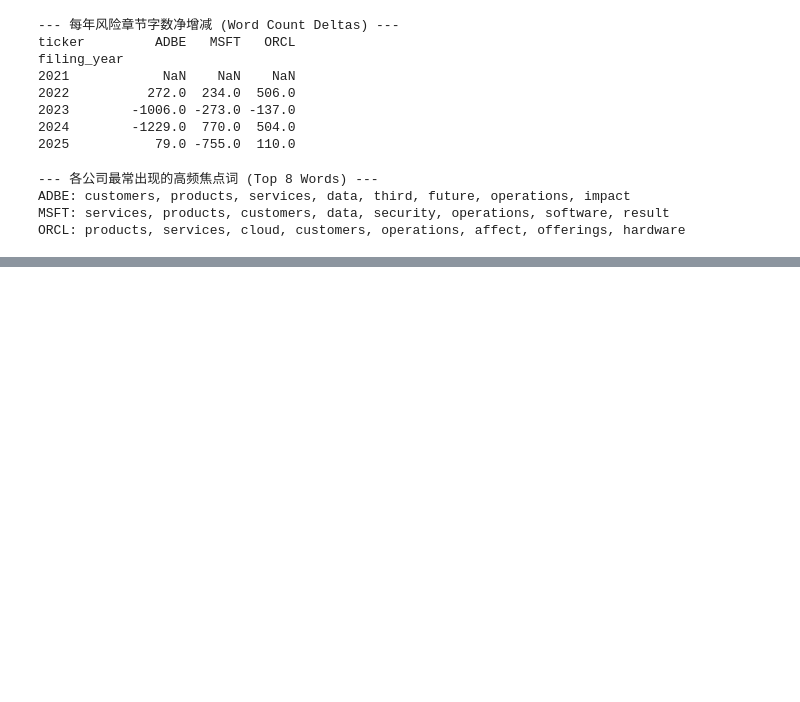
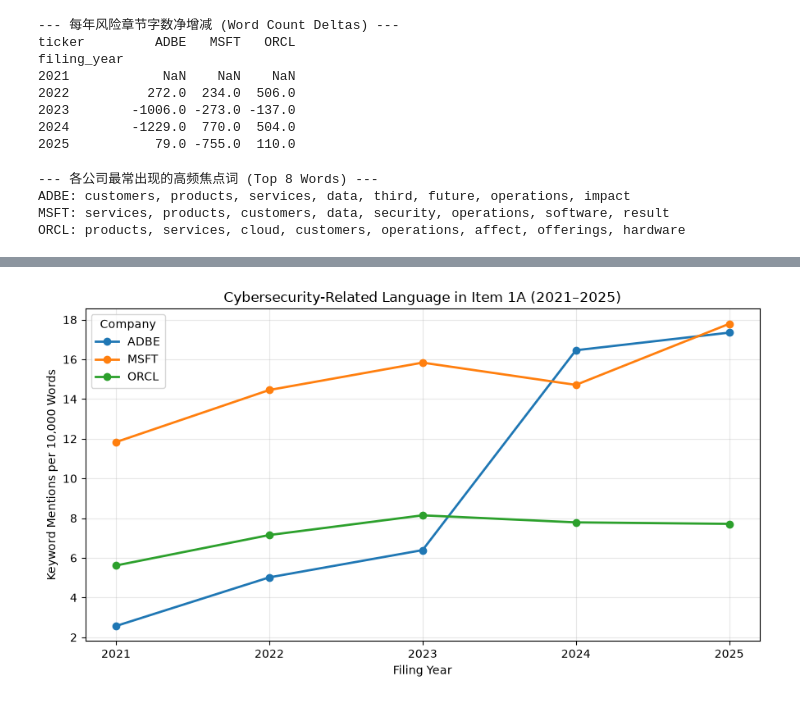
Before and after one commit to lillianhe629/team-9-project, a Jupyter notebook: sec_edgar_student_starter/eda_analysis.ipynb, the cells around one changed output, grey strips where cells are left out. Cells and saved outputs as stored; diff of their text form; code cells hidden in the pictures; blank space fills up the shorter version.

```diff
--- a/sec_edgar_student_starter/eda_analysis.ipynb
+++ b/sec_edgar_student_starter/eda_analysis.ipynb
@@ -163,0 +166,93 @@ ORCL: products, services, cloud, customers, operations, affect, offerings, hardw
+# %%
+
+import pandas as pd
+import re
+import matplotlib.pyplot as plt
+
+# STEP 1: Load the original dataset
+df = pd.read_csv("sec_risk_factors.csv")
+
+# STEP 2: Define cybersecurity keywords
+# Use non-overlapping matches to avoid double counting
+pattern = re.compile(
+    r"\b(?:cybersecurity|cyber[\s-]?attacks?|"
+    r"cyber[\s-]?threats?|ransomware|"
+    r"data[\s-]?breaches?)\b",
+    flags=re.IGNORECASE
+)
+
+# STEP 3: Count keyword mentions
+df["keyword_count"] = df["risk_text"].fillna("").apply(
+    lambda text: len(pattern.findall(text))
+)
+
+# STEP 4: Standardize frequency per 10,000 words
+df["cyber_density"] = (
+    df["keyword_count"] / df["word_count"] * 10000
+)
+
+# STEP 5: Display frequency by company and year
+trend = df.pivot(
+    index="filing_year",
+    columns="ticker",
+    values="cyber_density"
+).sort_index()
+
+print("=== Cybersecurity Keyword Frequency (Per 10,000 Words) ===")
+display(trend.round(2))
+
+
+# STEP 6: Define pre/post periods using fiscal period end
+df["report_date"] = pd.to_datetime(df["report_date"])
+
+if df["report_date"].isna().any():
+    raise ValueError("Some report_date values are missing.")
+
+df["period"] = df["report_date"].apply(
+    lambda x: "Post" if x >= pd.Timestamp("2023-12-15") else "Pre"
+)
+
+# STEP 7: Calculate pre/post average frequency
+comparison = df.groupby(
+    ["ticker", "period"]
+)["cyber_density"].mean().unstack()
+
+comparison["Change (%)"] = (
+    (comparison["Post"] - comparison["Pre"])
+    / comparison["Pre"] * 100
+)
+
+print("\n=== Pre/Post Descriptive Comparison ===")
+display(comparison.round(2))
+
+print("\n=== Number of Filings in Each Period ===")
+display(df.groupby(["ticker", "period"]).size().unstack(fill_value=0))
+
+
+# STEP 8: Create the trend chart
+plt.figure(figsize=(9, 5))
+
+for ticker in trend.columns:
+    plt.plot(
+        trend.index,
+        trend[ticker],
+        marker="o",
+        linewidth=2,
+        label=ticker
+    )
+
+plt.title(
+    "Cybersecurity-Related Language in Item 1A (2021–2025)"
+)
+plt.xlabel("Filing Year")
+plt.ylabel("Keyword Mentions per 10,000 Words")
+plt.xticks([2021, 2022, 2023, 2024, 2025])
+plt.legend(title="Company")
+plt.grid(alpha=0.3)
+plt.tight_layout()
+plt.show()
+
+# STEP 9: Save results
+df.to_csv("cybersecurity_analysis_results.csv", index=False)
+comparison.to_csv("pre_post_comparison.csv")
+# %% [output]
@@ -163,0 +279 @@ ORCL: products, services, cloud, customers, operations, affect, offerings, hardw
+[figure, added]
```
Also changed, not shown: parts of 6 cells of this notebook, 3 other files.
